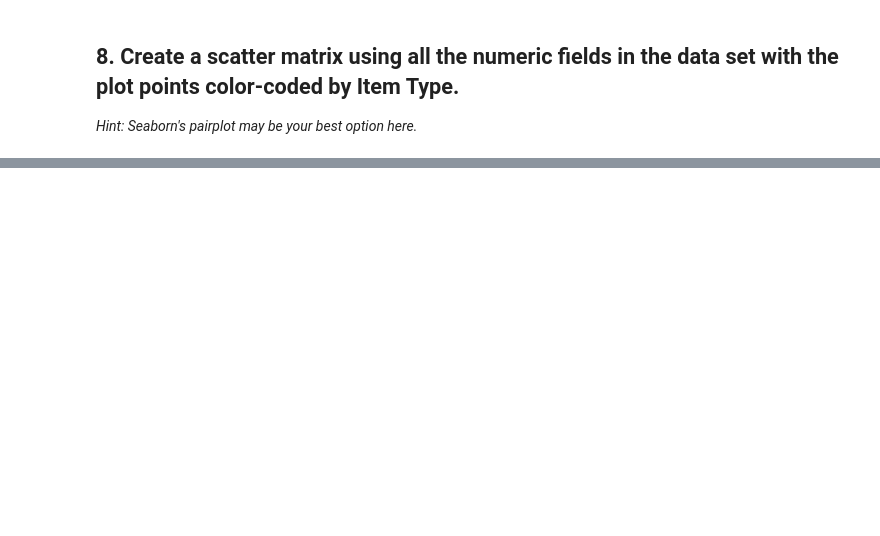
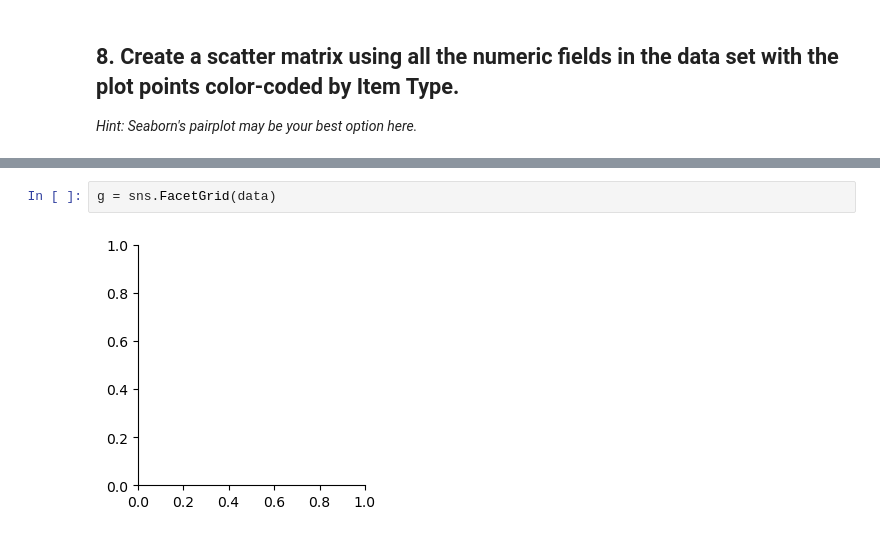
Before and after one commit to marciafof/DAFT_0116_OTALORAMarcia, a Jupyter notebook: module_2/Lab_2_ Plotting-Multiple-Data-Series/main.ipynb, the cells around one changed output, grey strips where cells are left out. Cells and saved outputs as stored; diff of their text form; blank space fills up the shorter version.

```diff
--- a/module_2/Lab_2_ Plotting-Multiple-Data-Series/main.ipynb
+++ b/module_2/Lab_2_ Plotting-Multiple-Data-Series/main.ipynb
@@ -175,0 +200,4 @@ ax.set_xticklabels(labels=x_dates, rotation=45, ha='right')
+# %%
+g = sns.FacetGrid(data)
+# %% [output]
+[figure, added]
```
Also changed, not shown: parts of 3 cells of this notebook.
